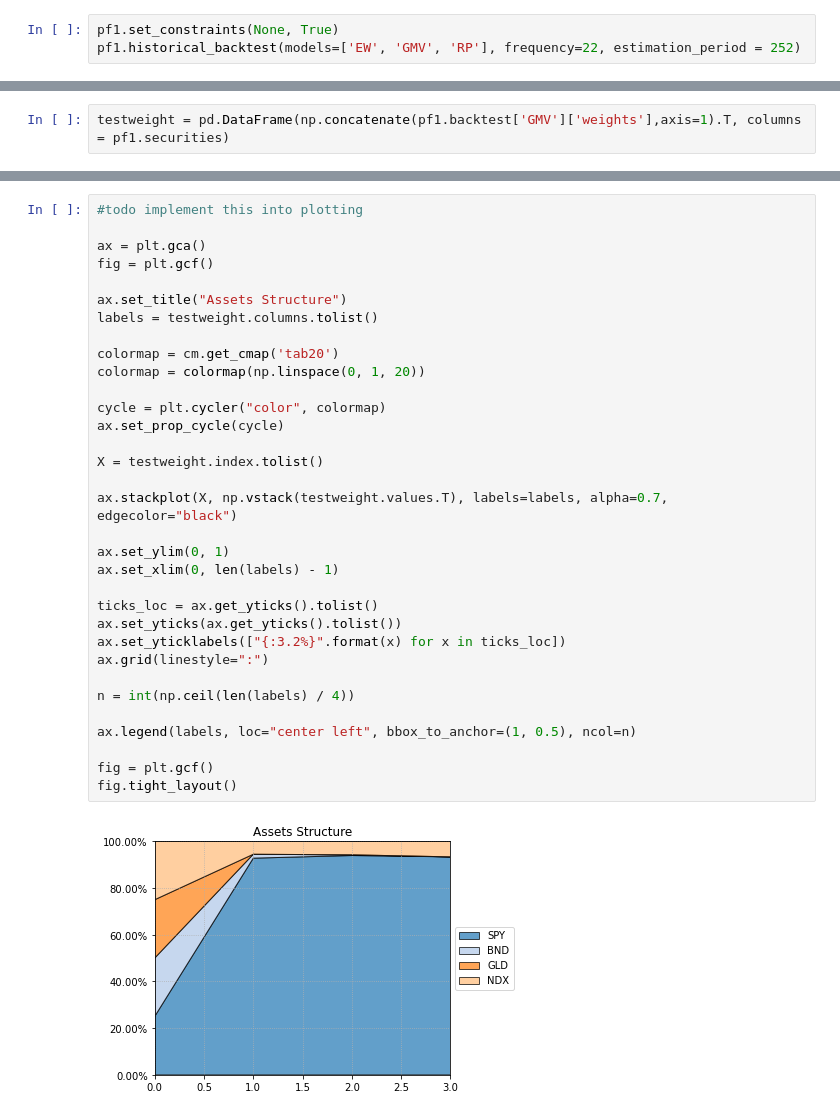
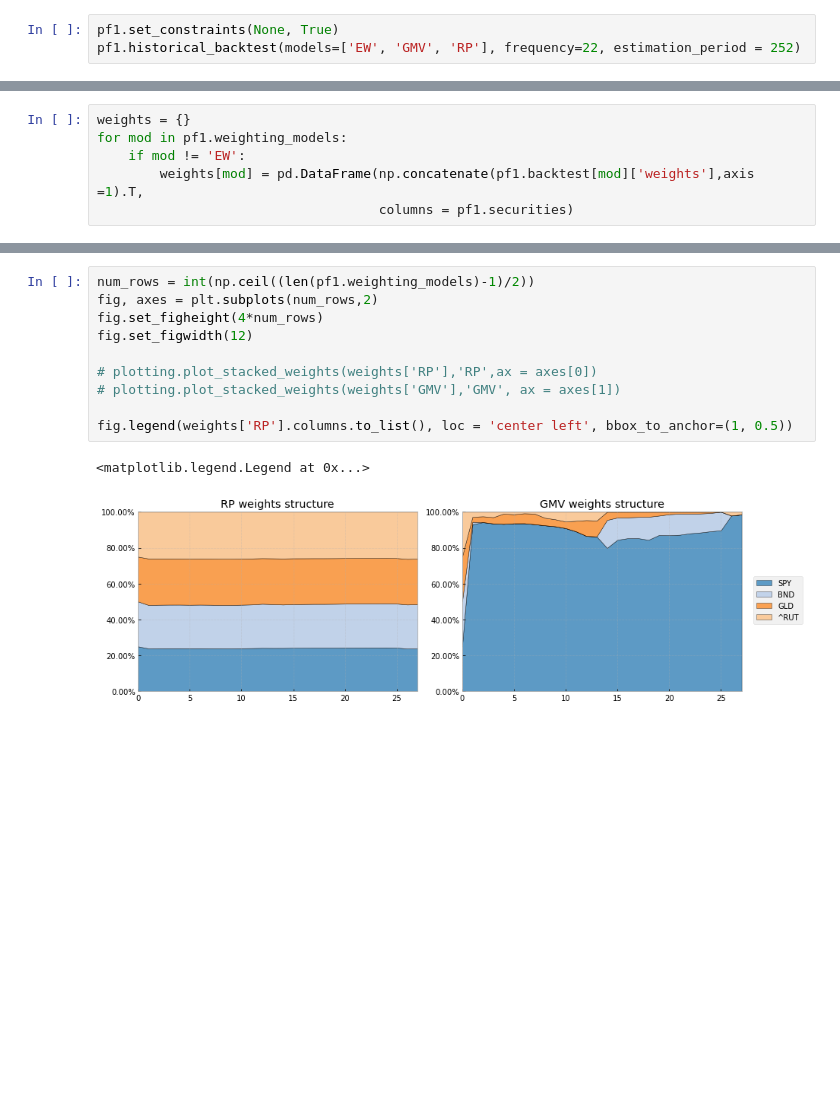
Before and after one commit to matus-jan-lavko/portfolio_swissknife, a Jupyter notebook: examples/01_backtesting.ipynb, the cells around one changed output, grey strips where cells are left out. Drawn from its saved outputs; the diff is of its cells as text; blank space fills up the shorter version.

```diff
--- a/examples/01_backtesting.ipynb
+++ b/examples/01_backtesting.ipynb
@@ -58,2 +40,6 @@ df1weights = pd.DataFrame({'EW': pf1.backtest['EW']['weights'],
 # %%
-testweight = pd.DataFrame(np.concatenate(pf1.backtest['GMV']['weights'],axis=1).T, columns = pf1.securities)
+weights = {}
+for mod in pf1.weighting_models:
+    if mod != 'EW':
+        weights[mod] = pd.DataFrame(np.concatenate(pf1.backtest[mod]['weights'],axis =1).T,
+                                    columns = pf1.securities)
@@ -77,35 +46,13 @@ ax.plot(pf1.dates[252:],df1retscum)
-# %%
-#todo implement this into plotting
-
-ax = plt.gca()
-fig = plt.gcf()
-
-ax.set_title("Assets Structure")
-labels = testweight.columns.tolist()
-
-colormap = cm.get_cmap('tab20')
-colormap = colormap(np.linspace(0, 1, 20))
-
-cycle = plt.cycler("color", colormap)
-ax.set_prop_cycle(cycle)
-
-X = testweight.index.tolist()
-
-ax.stackplot(X, np.vstack(testweight.values.T), labels=labels, alpha=0.7, edgecolor="black")
-
-ax.set_ylim(0, 1)
-ax.set_xlim(0, len(labels) - 1)
-
-ticks_loc = ax.get_yticks().tolist()
-ax.set_yticks(ax.get_yticks().tolist())
-ax.set_yticklabels(["{:3.2%}".format(x) for x in ticks_loc])
-ax.grid(linestyle=":")
-
-n = int(np.ceil(len(labels) / 4))
-
-ax.legend(labels, loc="center left", bbox_to_anchor=(1, 0.5), ncol=n)
-
-fig = plt.gcf()
-fig.tight_layout()
-# %% [output]
-[figure, removed]
+# %%
+num_rows = int(np.ceil((len(pf1.weighting_models)-1)/2))
+fig, axes = plt.subplots(num_rows,2)
+fig.set_figheight(4*num_rows)
+fig.set_figwidth(12)
+
+# plotting.plot_stacked_weights(weights['RP'],'RP',ax = axes[0])
+# plotting.plot_stacked_weights(weights['GMV'],'GMV', ax = axes[1])
+
+fig.legend(weights['RP'].columns.to_list(), loc = 'center left', bbox_to_anchor=(1, 0.5))
+# %% [output]
+<matplotlib.legend.Legend at 0x...>
+[figure, added]
```
Also changed, not shown: parts of 12 cells of this notebook, 4 other files.
